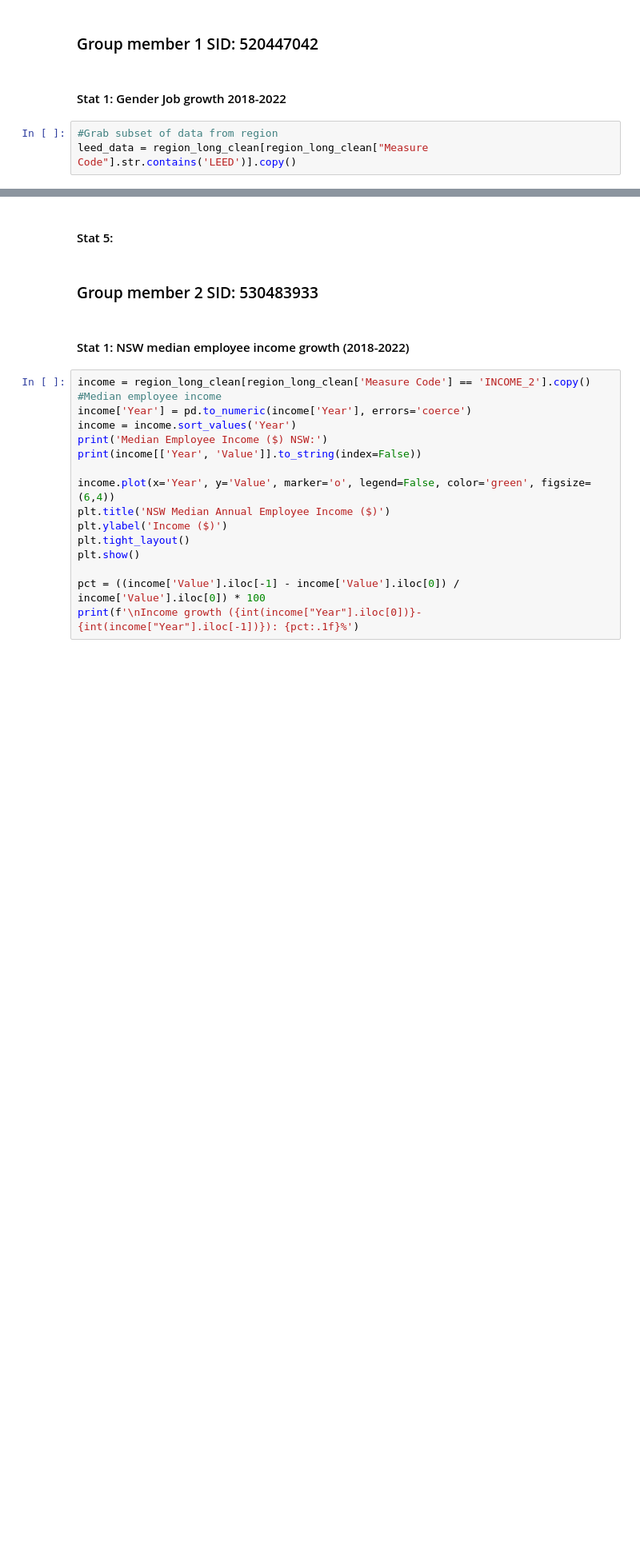
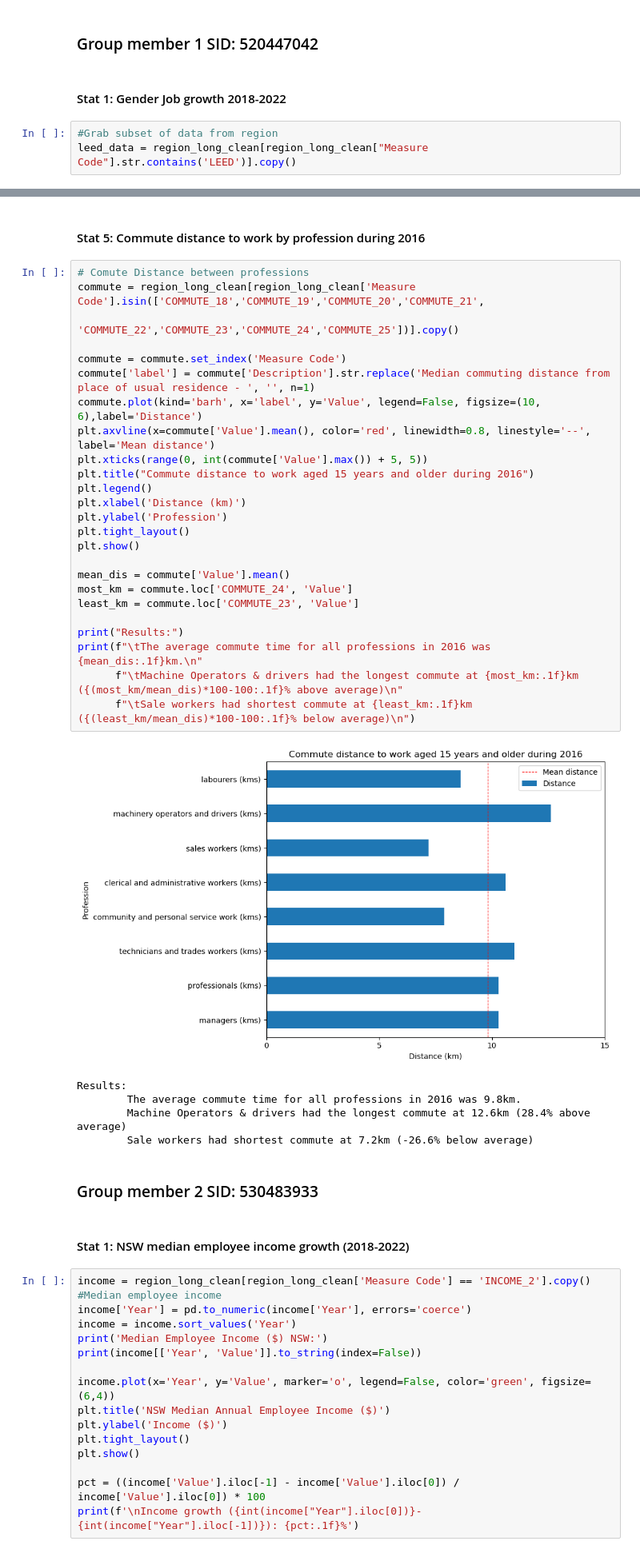
Before and after one commit to Rven66/DATA2001-Assignment_1, a Jupyter notebook: DATA2001-Assignment_1.ipynb, the cells around one changed output, grey strips where cells are left out. Shown at 80% size. Drawn from its saved outputs; the diff is of its cells as text; blank space fills up the shorter version.

```diff
--- a/DATA2001-Assignment_1.ipynb
+++ b/DATA2001-Assignment_1.ipynb
@@ -270,5 +372,36 @@ print(region_long_clean[region_long_clean["Measure Code"] == "CENSUS_34"])
 # %% [markdown]
-#### Stat 5:
+#### Stat 5: Commute distance to work by profession during 2016
+# %%
+# Comute Distance between professions
+commute = region_long_clean[region_long_clean['Measure Code'].isin(['COMMUTE_18','COMMUTE_19','COMMUTE_20','COMMUTE_21',
+                                                                     'COMMUTE_22','COMMUTE_23','COMMUTE_24','COMMUTE_25'])].copy()
+
+commute = commute.set_index('Measure Code')
+commute['label'] = commute['Description'].str.replace('Median commuting distance from place of usual residence - ', '', n=1)
+commute.plot(kind='barh', x='label', y='Value', legend=False, figsize=(10, 6),label='Distance')
+plt.axvline(x=commute['Value'].mean(), color='red', linewidth=0.8, linestyle='--', label='Mean distance')
+plt.xticks(range(0, int(commute['Value'].max()) + 5, 5))
+plt.title("Commute distance to work aged 15 years and older during 2016")
+plt.legend()
+plt.xlabel('Distance (km)')
+plt.ylabel('Profession')
+plt.tight_layout()
+plt.show()
+
+mean_dis = commute['Value'].mean()
+most_km = commute.loc['COMMUTE_24', 'Value']
+least_km = commute.loc['COMMUTE_23', 'Value']
+
+print("Results:")
+print(f"\tThe average commute time for all professions in 2016 was {mean_dis:.1f}km.\n"
+      f"\tMachine Operators & drivers had the longest commute at {most_km:.1f}km ({(most_km/mean_dis)*100-100:.1f}% above average)\n"
+      f"\tSale workers had shortest commute at {least_km:.1f}km ({(least_km/mean_dis)*100-100:.1f}% below average)\n")
+# %% [output]
+[figure, added]
+Results:
+        The average commute time for all professions in 2016 was 9.8km.
+        Machine Operators & drivers had the longest commute at 12.6km (28.4% above average)
+        Sale workers had shortest commute at 7.2km (-26.6% below average)
 # %% [markdown]
 ### Group member 2 SID: 530483933
 # %% [markdown]
```
Also changed, not shown: parts of 11 cells of this notebook.
